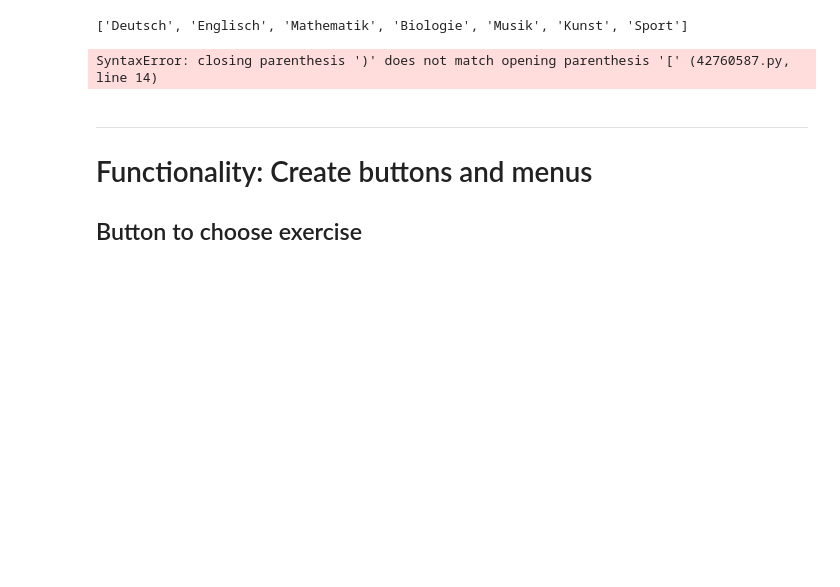
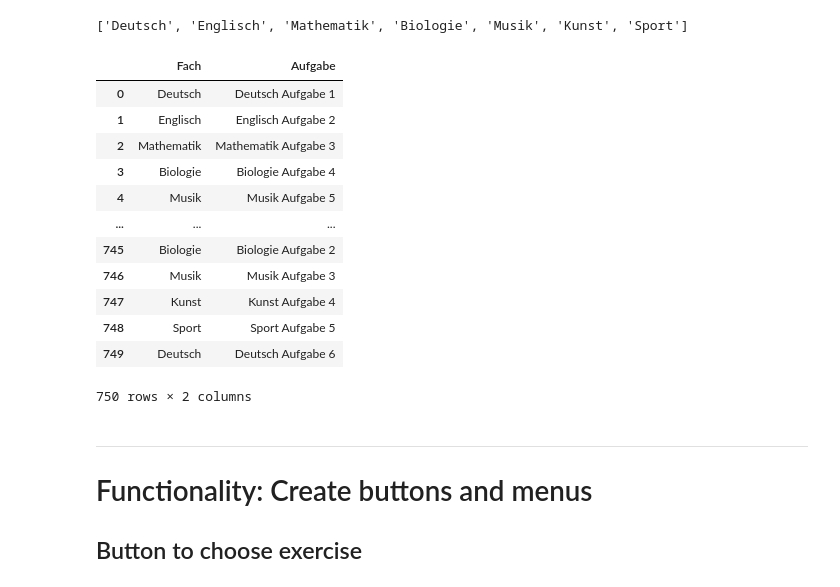
Before and after one commit to LearningAnalyticsDashboard2023/learning_analytics_dashboard, a Jupyter notebook: generate_extended_dataset.ipynb, the cells around one changed output. Drawn from its saved outputs; the diff is of its cells as text; code cells hidden in the pictures; blank space fills up the shorter version.

```diff
--- a/generate_extended_dataset.ipynb
+++ b/generate_extended_dataset.ipynb
@@ -29,14 +31,6 @@ data = pd.read_csv('D:/1TU/Wirtschaftsinformatik/Bachelorarbeit/Dashboard/learni
 #make data interactive
 data_int = data.interactive()
 # %%
-'''# add failed columns
-data['exercise 1 failed'] = np.where(data['exercise 1 passed'] == 0, 1, 0)
-data['exercise 2 failed'] = np.where(data['exercise 2 passed'] == 0, 1, 0)
-data['exercise 3 failed'] = np.where(data['exercise 3 passed'] == 0, 1, 0)
-data['exercise 4 failed'] = np.where(data['exercise 4 passed'] == 0, 1, 0)
-data['exercise 5 failed'] = np.where(data['exercise 5 passed'] == 0, 1, 0)
-data['exercise 6 failed'] = np.where(data['exercise 6 passed'] == 0, 1, 0)'''
-
 # add subject column
 subject_list = cycle(['Deutsch', 'Englisch', 'Mathematik', 'Biologie', 'Musik', 'Kunst', 'Sport'])
 data['subject'] = [next(subject_list) for subject in range(len(data))]
@@ -57,6 +51,8 @@ data['datetime'] = data['date'].astype(str) + ' ' + data['time']
 data['datetime'] = data['datetime'].str.replace(',', '')
 #data['datetime'] = pd.to_datetime(data['datetime'], '%b %d %Y %H:%M:%S')
 data['datetime'] = pd.to_datetime(data['datetime'])
+
+data['Alle Fächer'] = 'Alle Fächer'
 # %%
 # all the lists
 subject_list = data['subject'].unique().tolist()
@@ -111,22 +107,34 @@ subject_list
 # %%
 '''for e in exercise_list:
     data.loc[(data['Fach'] == 'Deutsch') & (data['Aufgabe'] == str(e)), 'Aufgabe'] = 'Deutsch ' + str(e)
     data.loc[(data['Fach'] == 'Deutsch') & (data['Aufgabe'] == str(e)), 'Aufgabe'] = 'Deutsch ' + str(e)
     data.loc[(data['Fach'] == 'Deutsch') & (data['Aufgabe'] == str(e)), 'Aufgabe'] = 'Deutsch ' + str(e)
     data.loc[(data['Fach'] == 'Deutsch') & (data['Aufgabe'] == str(e)), 'Aufgabe'] = 'Deutsch ' + str(e)
     data.loc[(data['Fach'] == 'Deutsch') & (data['Aufgabe'] == str(e)), 'Aufgabe'] = 'Deutsch ' + str(e)
     data.loc[(data['Fach'] == 'Deutsch') & (data['Aufgabe'] == str(e)), 'Aufgabe'] = 'Deutsch ' + str(e)
     data.loc[(data['Fach'] == 'Deutsch') & (data['Aufgabe'] == str(e)), 'Aufgabe'] = 'Deutsch ' + str(e)
     #data.loc[data['Fach'] == str(e), 'Aufgabe'] = 'Deutsch ' + str(e)
     #data.loc[(data['Fach'] == 'Deutsch'), 'Aufgabe'] = 'Deutsch ' + str(e)'''
 
 for e in exercise_list:
     for s in subject_list:
-        data.loc[(data['Fach'] == str(s) & data['Aufgabe'] == str(e), 'Aufgabe'] = str(s) + ' ' + str(e)
+        data.loc[((data['Fach'] == str(s)) & (data['Aufgabe'] == str(e)), 'Aufgabe')] = str(s) + ' ' + str(e)
 
 data[['Fach', 'Aufgabe']]
 # %% [output]
+|  | Fach | Aufgabe |
+| 0 | Deutsch | Deutsch Aufgabe 1 |
+| 1 | Englisch | Englisch Aufgabe 2 |
+| 2 | Mathematik | Mathematik Aufgabe 3 |
+| 3 | Biologie | Biologie Aufgabe 4 |
+| 4 | Musik | Musik Aufgabe 5 |
+| ... | ... | ... |
+| 745 | Biologie | Biologie Aufgabe 2 |
+| 746 | Musik | Musik Aufgabe 3 |
+| 747 | Kunst | Kunst Aufgabe 4 |
+| 748 | Sport | Sport Aufgabe 5 |
+| 749 | Deutsch | Deutsch Aufgabe 6 |
-SyntaxError: closing parenthesis ')' does not match opening parenthesis '[' (42760587.py, line 14)
+750 rows × 2 columns
 # %%
 data.to_csv('extension_for_moodle_data.csv', index = False)
 # %% [markdown]
```
Also changed, not shown: parts of 3 cells of this notebook, 1 other file.
